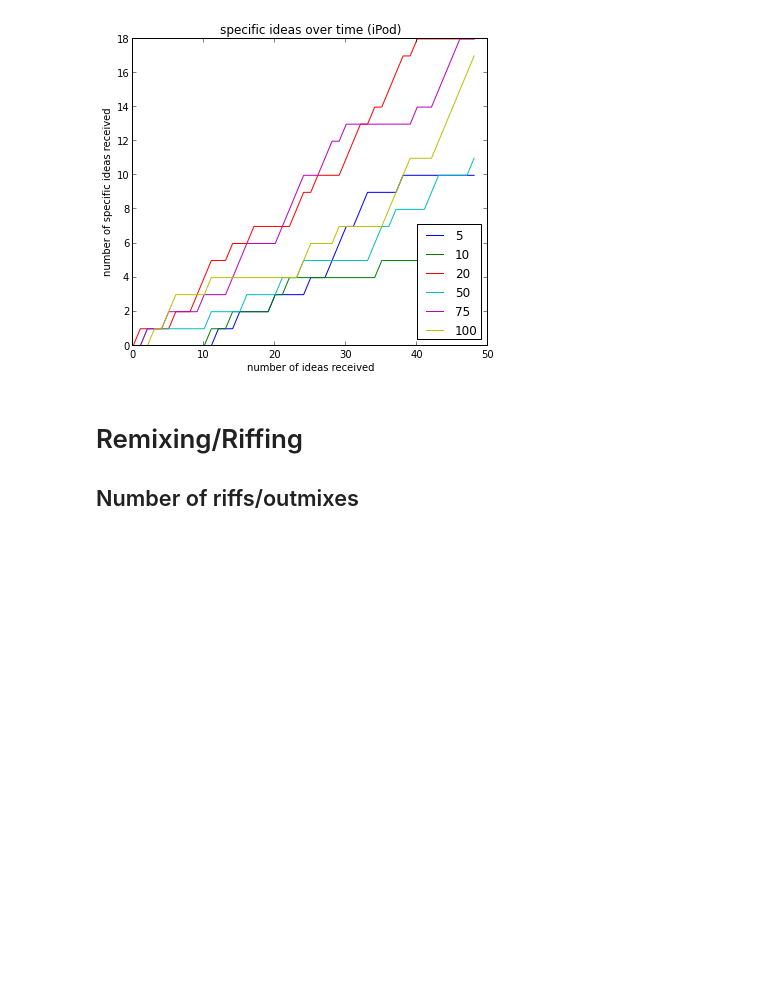
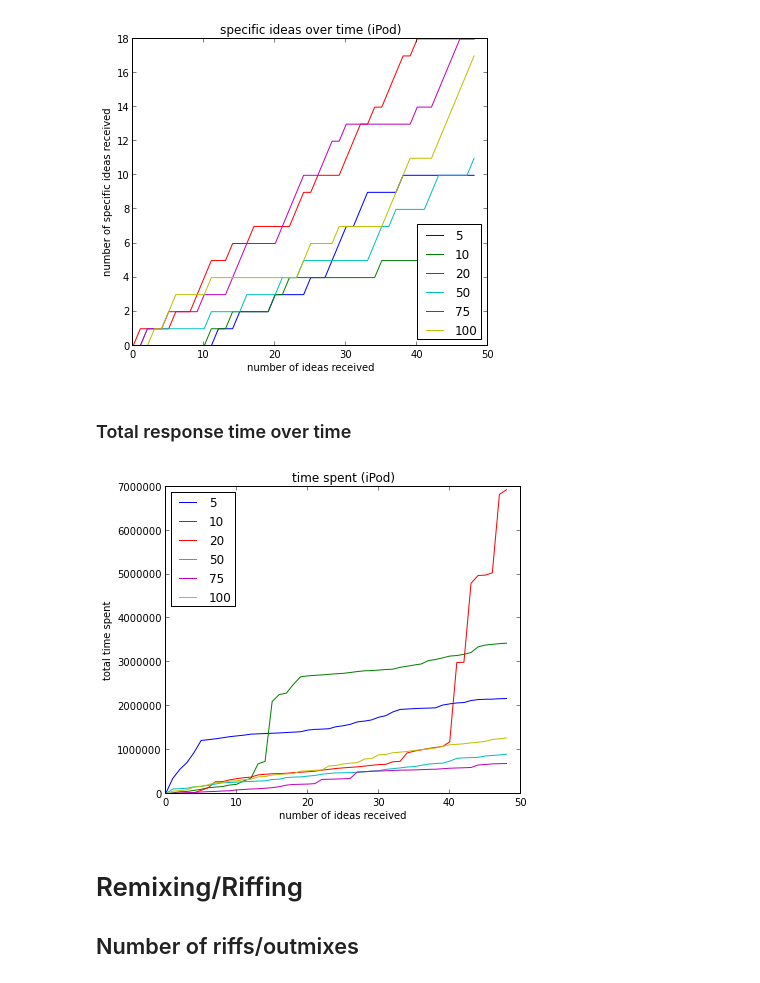
Before and after one commit to filkry/crowbrain, a Jupyter notebook: exps/post_pilot16_stats.ipynb, the cells around one changed output. Cells and saved outputs as stored; diff of their text form; code cells hidden in the pictures; blank space fills up the shorter version.

Commit message:
time spent total across ideas

```diff
--- a/exps/post_pilot16_stats.ipynb
+++ b/exps/post_pilot16_stats.ipynb
@@ -899,7 +899,7 @@ def count_over_responses_cross_qc(base_df, count_func, xlab, ylab, t):
 
             plot(count_func(ssub_df), label=str(nr))
 
-        legend(loc='lower right')
+        legend(loc='upper left')
 # %% [markdown]
 ## Worker analyis
 
@@ -1156,6 +1156,24 @@ count_over_responses_cross_qc(h_cluster_valid_df, count_func,
                               'specific ideas over time')
 # %% [output]
 [figure]
+# %% [markdown]
+### Total response time over time
+# %%
+def count_func(df):
+    resp_time = [0,]
+
+    for t in df['time_spent']:
+        prev = resp_time[-1]
+        resp_time.append(prev + t)
+
+    return resp_time
+
+count_over_responses_cross_qc(time_valid_df, count_func,
+                              'number of ideas received',
+                              'total time spent',
+                              'time spent')
+# %% [output]
+[figure, added]
 # %% [markdown]
 # Remixing/Riffing
 
```
